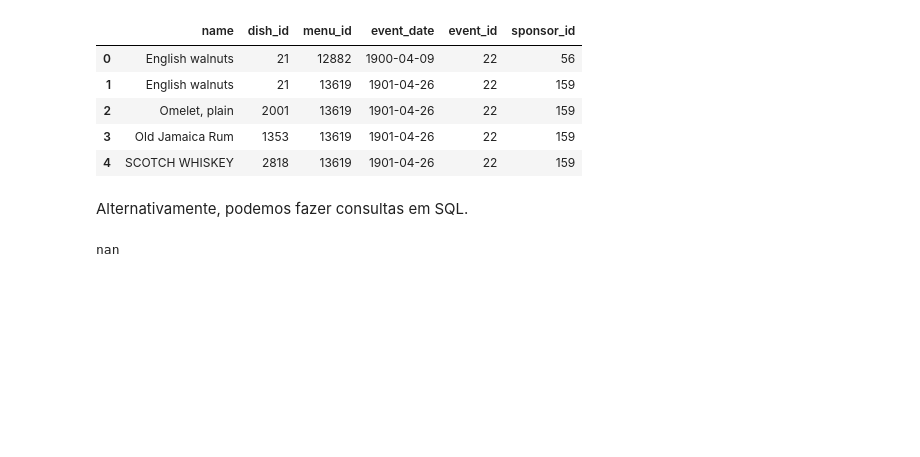
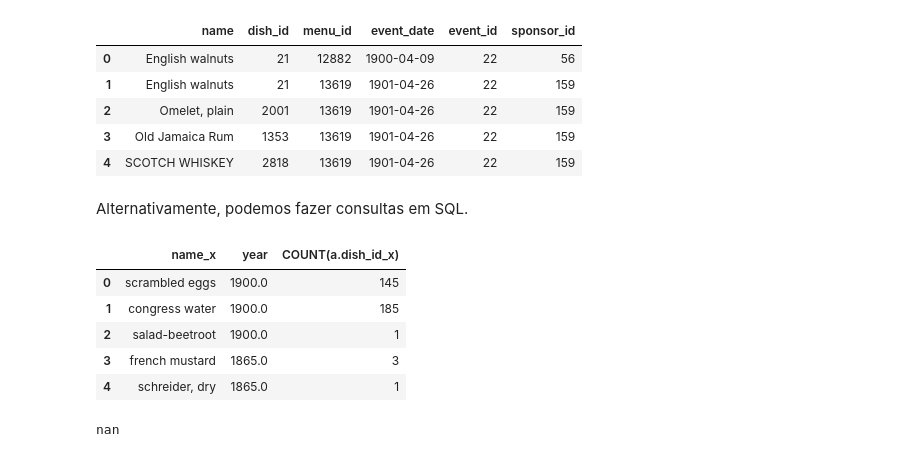
Before and after one commit to tdsh-ux/data_bases, a Jupyter notebook: read_data.ipynb, the cells around one changed output. Saved outputs shown, nothing was run; the diff lists cells and outputs as text; code cells hidden in the pictures; blank space fills up the shorter version.

Commit message:
Add function to compute a temporal series for the dish

```diff
--- a/read_data.ipynb
+++ b/read_data.ipynb
@@ -212,3 +212,37 @@ def save_file(table, name = "table"):
         file.write(csv)
 # %%
 save_file(get_df())
+# %%
+def dishs_year(conn = conn):
+    query_a = """
+SELECT dm.dish_id, dm.name, dm.menu_id, menu.event_date, menu.venue_id,
+       dm.menu_page_id FROM menu
+    JOIN (SELECT dish_id, name, menu_page_id, id, menu_id FROM menu_page
+            JOIN (SELECT dish_id, name, menu_page_id FROM dish
+                    JOIN menu_item
+                    ON dish.id = menu_item.dish_id) as ds
+            ON menu_page.id = ds.menu_page_id) as dm
+    ON menu.id = dm.menu_id"""
+
+    query_b = """SELECT x.dish_id AS dish_id_x, y.dish_id AS dish_id_y,
+                 LOWER(x.name) AS name_x, LOWER(y.name) AS name_y, YEAR(x.event_date) AS year,
+                 x.venue_id, x.menu_page_id,
+                 x.menu_id AS menu_id_x, y.menu_id AS menu_id_y
+                 FROM ({query}) AS x
+                 INNER JOIN ({query}) AS y
+                 ON x.menu_id = y.menu_id
+                 AND x.dish_id < y.dish_id""".format(query = query_a)
+
+    query_c = """SELECT a.name_x, a.year, COUNT(a.dish_id_x)
+                    FROM ({query}) AS a
+                    GROUP BY a.year, a.dish_id_x""".format(query = query_b)
+    return pd.read_sql(query_c, conn)
+
+dishs_year().head()
+# %% [output]
+|  | name_x | year | COUNT(a.dish_id_x) |
+| 0 | scrambled eggs | 1900.0 | 145 |
+| 1 | congress water | 1900.0 | 185 |
+| 2 | salad-beetroot | 1900.0 | 1 |
+| 3 | french mustard | 1865.0 | 3 |
+| 4 | schreider, dry | 1865.0 | 1 |
```
Also changed, not shown: parts of 4 cells of this notebook.
